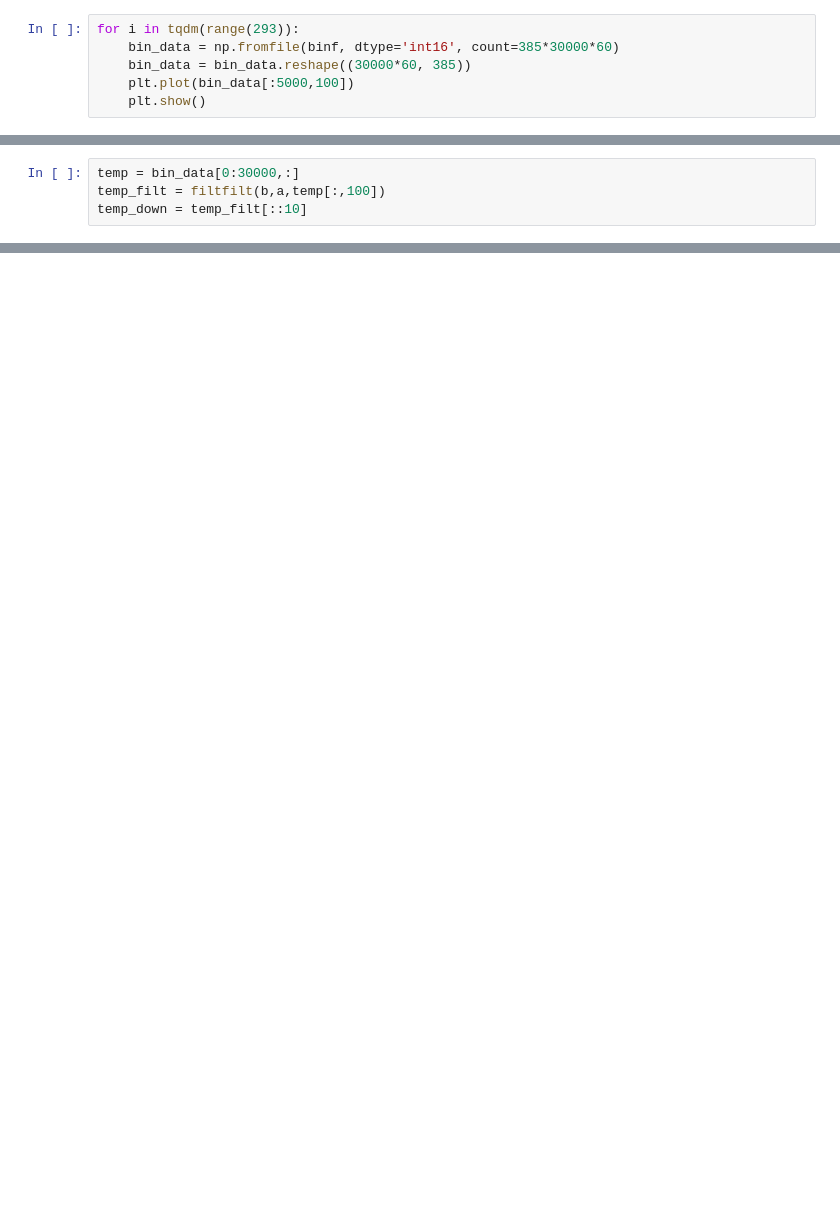
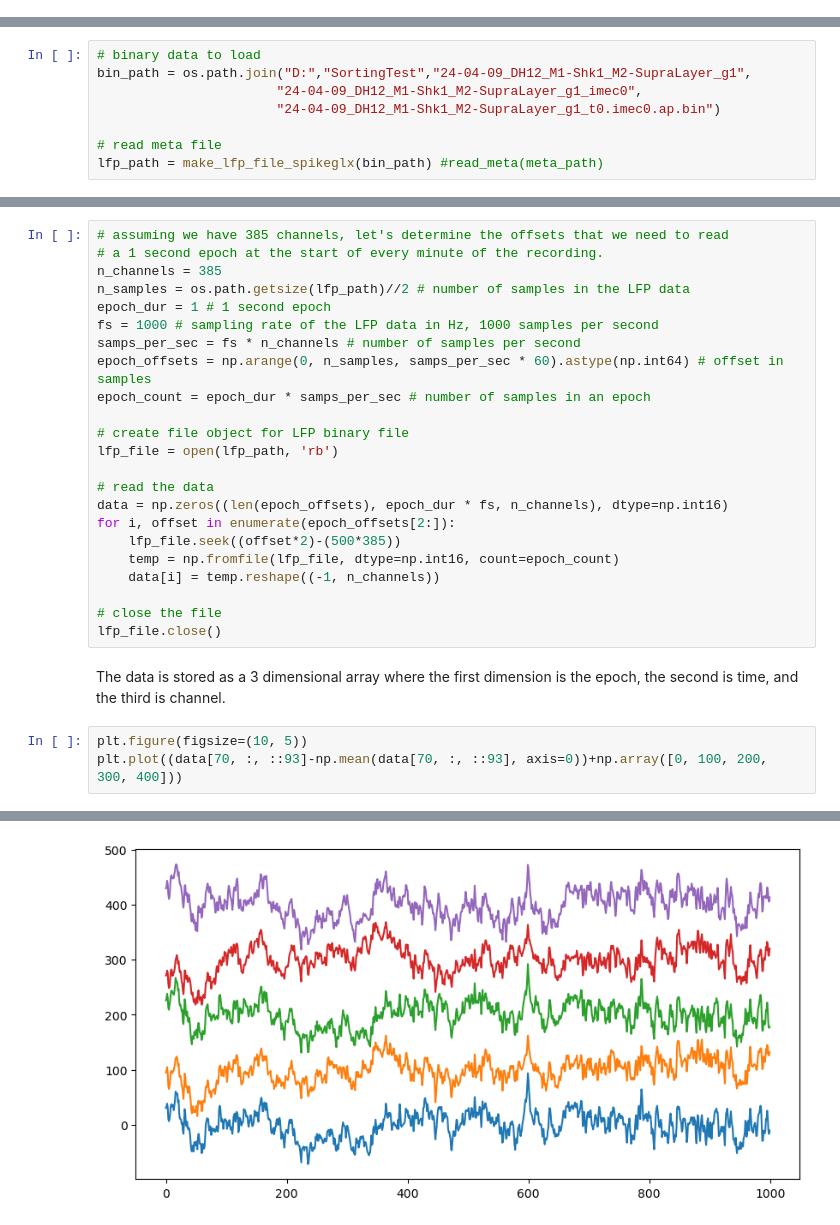
Before and after one commit to dbheadley/mimo_pack, a Jupyter notebook: tutorials/PreprocessLFP.ipynb, the cells around one changed output, grey strips where cells are left out. Cells and saved outputs as stored; diff of their text form; blank space fills up the shorter version.

```diff
--- a/tutorials/PreprocessLFP.ipynb
+++ b/tutorials/PreprocessLFP.ipynb
@@ -69,6 +0,0 @@ plt.grid()
-# %%
-for i in tqdm(range(293)):
-    bin_data = np.fromfile(binf, dtype='int16', count=385*30000*60)
-    bin_data = bin_data.reshape((30000*60, 385))
-    plt.plot(bin_data[:5000,100])
-    plt.show()
@@ -136,4 +0,0 @@ plt.show()
-# %%
-temp = bin_data[0:30000,:]
-temp_filt = filtfilt(b,a,temp[:,100])
-temp_down = temp_filt[::10]
@@ -170,0 +17,8 @@ root group (NETCDF4 data model, file format HDF5):
+# %%
+# binary data to load
+bin_path = os.path.join("D:","SortingTest","24-04-09_DH12_M1-Shk1_M2-SupraLayer_g1",
+                       "24-04-09_DH12_M1-Shk1_M2-SupraLayer_g1_imec0",
+                       "24-04-09_DH12_M1-Shk1_M2-SupraLayer_g1_t0.imec0.ap.bin")
+
+# read meta file
+lfp_path = make_lfp_file_spikeglx(bin_path) #read_meta(meta_path)
@@ -170,0 +31,29 @@ root group (NETCDF4 data model, file format HDF5):
+# %%
+# assuming we have 385 channels, let's determine the offsets that we need to read
+# a 1 second epoch at the start of every minute of the recording.
+n_channels = 385
+n_samples = os.path.getsize(lfp_path)//2 # number of samples in the LFP data
+epoch_dur = 1 # 1 second epoch
+fs = 1000 # sampling rate of the LFP data in Hz, 1000 samples per second
+samps_per_sec = fs * n_channels # number of samples per second
+epoch_offsets = np.arange(0, n_samples, samps_per_sec * 60).astype(np.int64) # offset in samples
+epoch_count = epoch_dur * samps_per_sec # number of samples in an epoch
+
+# create file object for LFP binary file
+lfp_file = open(lfp_path, 'rb')
+
+# read the data
+data = np.zeros((len(epoch_offsets), epoch_dur * fs, n_channels), dtype=np.int16)
+for i, offset in enumerate(epoch_offsets[2:]):
+    lfp_file.seek((offset*2)-(500*385))
+    temp = np.fromfile(lfp_file, dtype=np.int16, count=epoch_count)
+    data[i] = temp.reshape((-1, n_channels))
+
+# close the file
+lfp_file.close()
+# %% [markdown]
+The data is stored as a 3 dimensional array where the first dimension is the epoch, the second is time, and the third is channel.
+# %%
+plt.figure(figsize=(10, 5))
+plt.plot((data[70, :, ::93]-np.mean(data[70, :, ::93], axis=0))+np.array([0, 100, 200, 300, 400]))
+# %% [output]
@@ -170,0 +65 @@ root group (NETCDF4 data model, file format HDF5):
+[figure, added]
```
Also changed, not shown: parts of 21 cells of this notebook, 3 other files.
